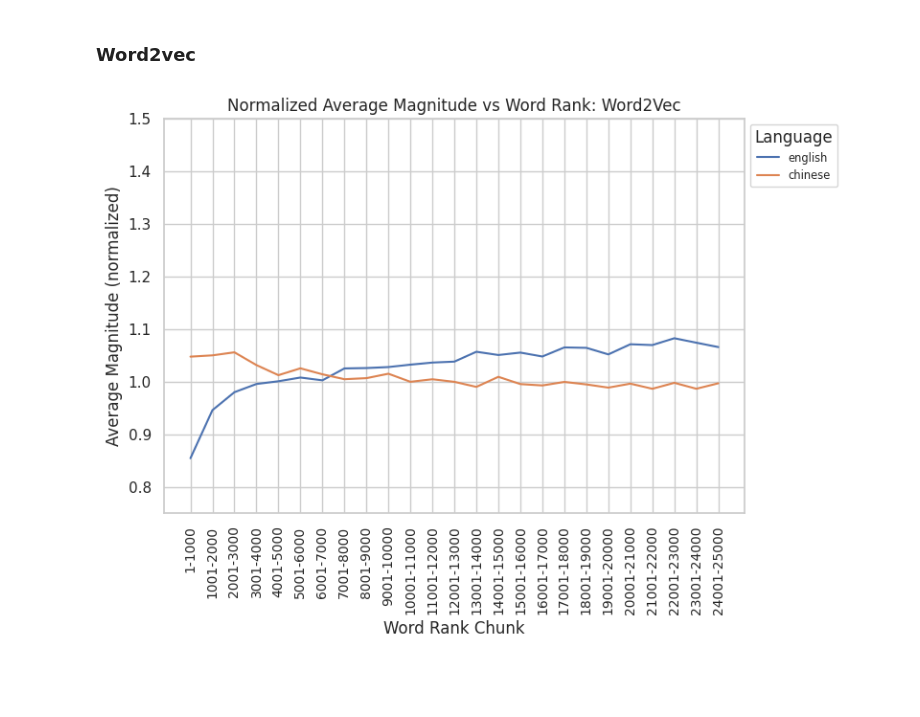
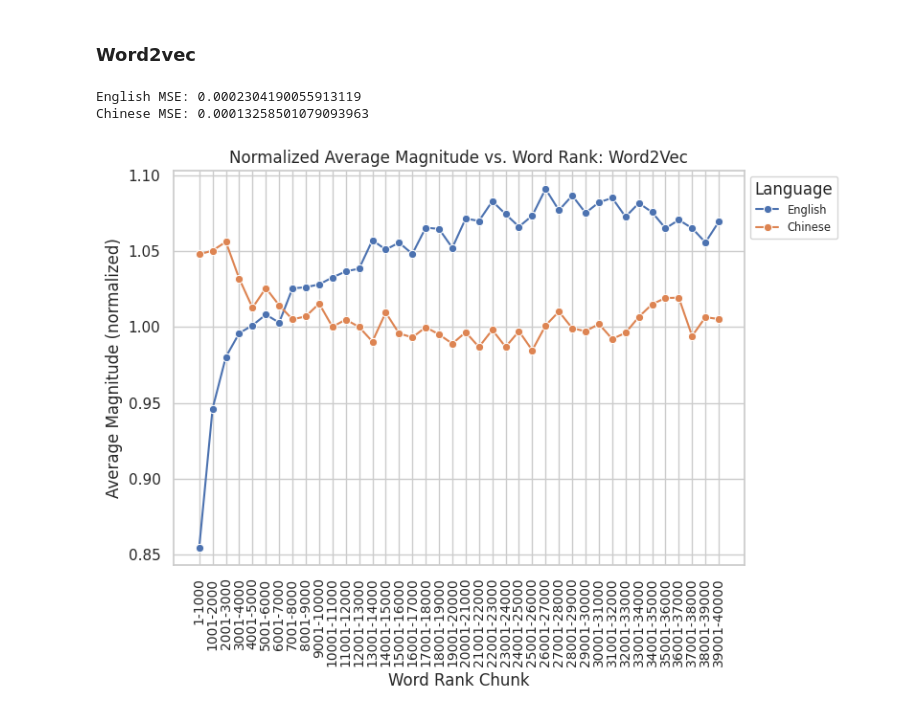
Before and after one commit to harrison-f-stropkay/72-final-project, a Jupyter notebook: analysis.ipynb, the cells around one changed output. Saved outputs shown, nothing was run; the diff lists cells and outputs as text; code cells hidden in the pictures; blank space fills up the shorter version.

```diff
--- a/analysis.ipynb
+++ b/analysis.ipynb
@@ -492,14 +591,15 @@ import matplotlib.pyplot as plt
 import seaborn as sns
 
 
-num_words_per_chunk = 4000
-num_chunks = 25
+num_words_per_chunk = 1000
+num_chunks = 40
 
 avg_magnitudes = []
 for language in languages_data.keys():
     # Read the data for the model
     df = pd.read_csv(f"data/final/{language}.csv")
     df = df.sort_values("frequency_rank")
+    df = df.head(num_words_per_chunk * num_chunks)
 
     # Normalize magnitudes so the average magnitude of the dataset is 1
     avg_magnitude_dataset = df["magnitude"].mean()
@@ -520,10 +620,14 @@ for language in languages_data.keys():
             }
         )
 
+data = pd.DataFrame(avg_magnitudes)
+# Capitalize the first letter of the language names
+data["Language"] = data["Language"].str.capitalize()
+
 # Plot using Seaborn
 plt.figure(figsize=(8, 6))
 sns.lineplot(
-    data=pd.DataFrame(avg_magnitudes),
+    data=data,
     x="Word Rank Chunk",
     y="Average Magnitude",
     hue="Language",
@@ -531,9 +635,8 @@ sns.lineplot(
 )
 plt.xticks(rotation=90, fontsize="small")
 plt.xlabel("Word Rank Chunk")
-plt.ylim(0.75, 1.5)
 plt.ylabel("Average Magnitude (normalized)")
-plt.title(f"Normalized Average Magnitude vs Word Rank")
+plt.title(f"Normalized Average Magnitude vs Word Rank: FastText")
 plt.legend(
     loc="upper left", bbox_to_anchor=(1, 1), fontsize="x-small", title="Language"
 )
@@ -675,7 +723,7 @@ import seaborn as sns
 
 
 num_words_per_chunk = 1000
-num_chunks = 25
+num_chunks = 40
 
 avg_magnitudes = []
 for language in ["english", "chinese"]:
@@ -692,35 +740,64 @@ for language in ["english", "chinese"]:
         chunk_start = i * num_words_per_chunk
         chunk_end = chunk_start + num_words_per_chunk
         chunk = df.iloc[chunk_start:chunk_end]
         avg_magnitude = chunk["magnitude"].mean()
 
         avg_magnitudes.append(
             {
                 "Word Rank Chunk": f"{chunk_start + 1}-{chunk_end}",
                 "Average Magnitude": avg_magnitude,
                 "Language": language,
             }
         )
 
+data = pd.DataFrame(avg_magnitudes)
+data["Language"] = data["Language"].replace(
+    {"english": "English", "chinese": "Chinese"}
+)
+
+
+# Define a logarithmic function to fit
+def log_func(x, a, b, c):
+    return a * np.log(b * x) + c
+
+
+# Fit the data and print r squared for each language
+for language in data["Language"].unique():
+
+    df = data[data["Language"] == language]
+
+    # Fit the log curve
+    x = df["Word Rank Chunk"].str.split("-", expand=True)[1].astype(int).values
+    y = df["Average Magnitude"].values
+    popt, _ = curve_fit(log_func, x, y)
+    a, b, c = popt
+    y_fit = log_func(x, a, b, c)
+
+    # Calculate MSE
+    mse = np.mean((y - y_fit) ** 2)
+    print(f"{language} MSE: {mse}")
+
+
 # Plot using Seaborn
 plt.figure(figsize=(8, 6))
 sns.lineplot(
-    data=pd.DataFrame(avg_magnitudes),
+    data=data,
     x="Word Rank Chunk",
     y="Average Magnitude",
     hue="Language",
-    # make the x-axis labels more readable, font size smaller
+    marker="o",
 )
 plt.xticks(rotation=90, fontsize="small")
 plt.xlabel("Word Rank Chunk")
-plt.ylim(0.75, 1.5)
 plt.ylabel("Average Magnitude (normalized)")
-plt.title(f"Normalized Average Magnitude vs Word Rank: Word2Vec")
+plt.title(f"Normalized Average Magnitude vs. Word Rank: Word2Vec")
 plt.legend(
     loc="upper left", bbox_to_anchor=(1, 1), fontsize="x-small", title="Language"
 )
 plt.grid(True)
 plt.tight_layout()
 plt.show()
 # %% [output]
+English MSE: 0.0002304190055913119
+Chinese MSE: 0.00013258501079093963
-[figure, old version]
+[figure, new version]
```
Also changed, not shown: parts of 13 cells of this notebook, 1 other file.
